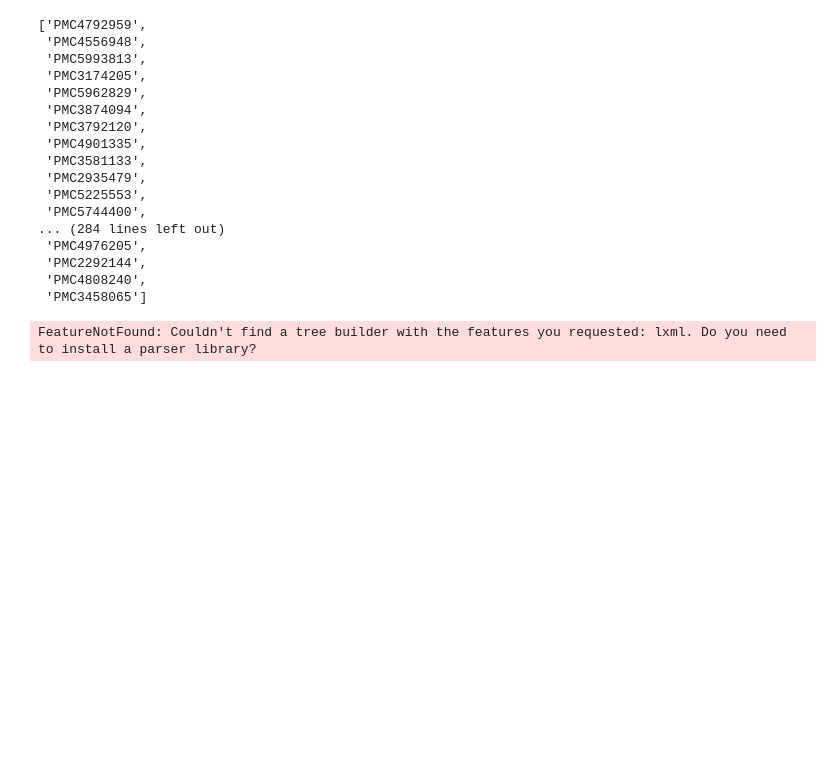
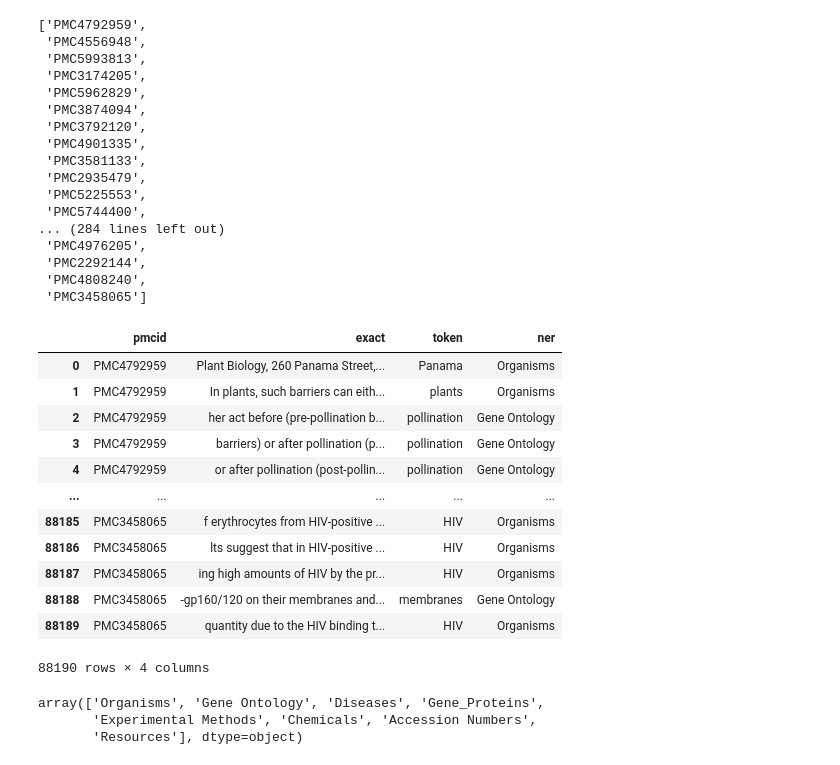
Before and after one commit to ML4LitS/article_classifier, a Jupyter notebook: notebooks/Gold_dataset_accession_number_extraction.ipynb, the cells around one changed output. Cells and saved outputs as stored; diff of their text form; code cells hidden in the pictures; blank space fills up the shorter version.

```diff
--- a/notebooks/Gold_dataset_accession_number_extraction.ipynb
+++ b/notebooks/Gold_dataset_accession_number_extraction.ipynb
@@ -107,4 +79,0 @@ def extract_sentences_from_sentencised_xml(path_to_PMCids):
-# %%
-extract_sentences_from_sentencised_xml('../data/300_articles_source_files/')
-# %% [output]
-FeatureNotFound: Couldn't find a tree builder with the features you requested: lxml. Do you need to install a parser library?
@@ -156,0 +80,23 @@ def convert_partial_sentences_to_full(path_to_csv_annotationAPI_sentences, path_
+# %%
+annotations_df = pd.read_csv('../data/annotations_api.csv', sep='\t', names=['pmcid', 'exact', 'token', 'ner'])
+annotations_df
+# %% [output]
+|  | pmcid | exact | token | ner |
+| 0 | PMC4792959 | Plant Biology, 260 Panama Street,... | Panama | Organisms |
+| 1 | PMC4792959 | In plants, such barriers can eith... | plants | Organisms |
+| 2 | PMC4792959 | her act before (pre-pollination b... | pollination | Gene Ontology |
+| 3 | PMC4792959 | barriers) or after pollination (p... | pollination | Gene Ontology |
+| 4 | PMC4792959 | or after pollination (post-pollin... | pollination | Gene Ontology |
+| ... | ... | ... | ... | ... |
+| 88185 | PMC3458065 | f erythrocytes from HIV-positive ... | HIV | Organisms |
+| 88186 | PMC3458065 | lts suggest that in HIV-positive ... | HIV | Organisms |
+| 88187 | PMC3458065 | ing high amounts of HIV by the pr... | HIV | Organisms |
+| 88188 | PMC3458065 | -gp160/120 on their membranes and... | membranes | Gene Ontology |
+| 88189 | PMC3458065 | quantity due to the HIV binding t... | HIV | Organisms |
+88190 rows × 4 columns
+# %%
+annotations_df['ner'].unique()
+# %% [output]
+array(['Organisms', 'Gene Ontology', 'Diseases', 'Gene_Proteins',
+       'Experimental Methods', 'Chemicals', 'Accession Numbers',
+       'Resources'], dtype=object)
```
Also changed, not shown: parts of 21 cells of this notebook, 2 other files.
